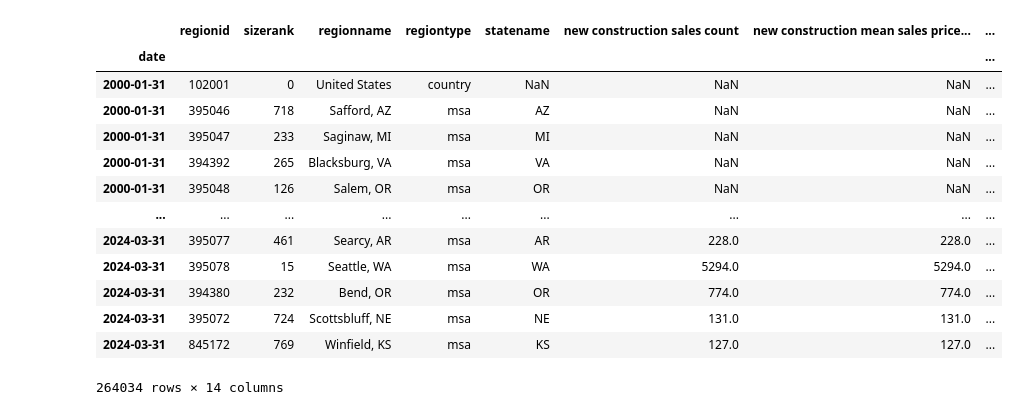
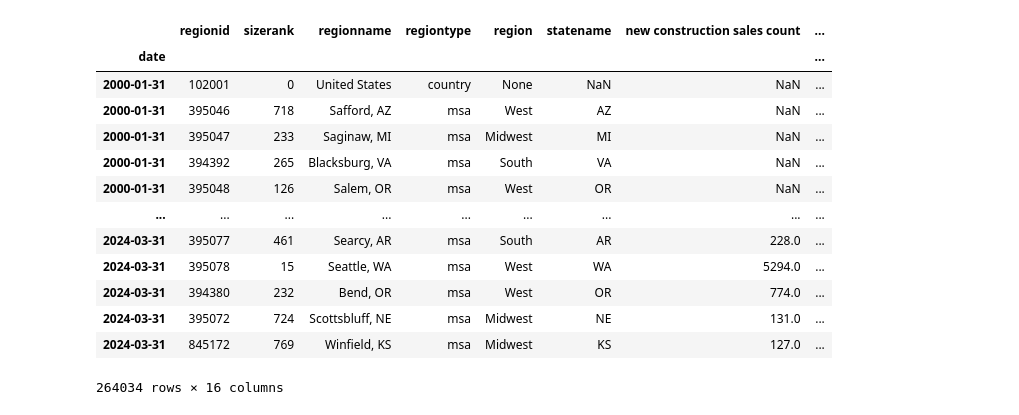
Before and after one commit to jacobsimeral/TS_Forecasting_Project, a Jupyter notebook: Code/EDA/JS_EDA.ipynb, the cells around one changed output. Saved outputs shown, nothing was run; the diff lists cells and outputs as text; code cells hidden in the pictures.

```diff
--- a/Code/EDA/JS_EDA.ipynb
+++ b/Code/EDA/JS_EDA.ipynb
@@ -6,20 +32,21 @@ import seaborn as sns
 # %%
-ld.combined_data
+combined = ld.combined_data
+combined
 # %% [output]
-|  | regionid | sizerank | regionname | regiontype | statename | new construction sales count | new construction mean sales price... | ... |
+|  | regionid | sizerank | regionname | regiontype | region | statename | new construction sales count | ... |
 | date |  |  |  |  |  |  |  | ... |
-| 2000-01-31 | 102001 | 0 | United States | country | NaN | NaN | NaN | ... |
-| 2000-01-31 | 395046 | 718 | Safford, AZ | msa | AZ | NaN | NaN | ... |
-| 2000-01-31 | 395047 | 233 | Saginaw, MI | msa | MI | NaN | NaN | ... |
-| 2000-01-31 | 394392 | 265 | Blacksburg, VA | msa | VA | NaN | NaN | ... |
-| 2000-01-31 | 395048 | 126 | Salem, OR | msa | OR | NaN | NaN | ... |
+| 2000-01-31 | 102001 | 0 | United States | country | None | NaN | NaN | ... |
+| 2000-01-31 | 395046 | 718 | Safford, AZ | msa | West | AZ | NaN | ... |
+| 2000-01-31 | 395047 | 233 | Saginaw, MI | msa | Midwest | MI | NaN | ... |
+| 2000-01-31 | 394392 | 265 | Blacksburg, VA | msa | South | VA | NaN | ... |
+| 2000-01-31 | 395048 | 126 | Salem, OR | msa | West | OR | NaN | ... |
 | ... | ... | ... | ... | ... | ... | ... | ... | ... |
-| 2024-03-31 | 395077 | 461 | Searcy, AR | msa | AR | 228.0 | 228.0 | ... |
-| 2024-03-31 | 395078 | 15 | Seattle, WA | msa | WA | 5294.0 | 5294.0 | ... |
-| 2024-03-31 | 394380 | 232 | Bend, OR | msa | OR | 774.0 | 774.0 | ... |
-| 2024-03-31 | 395072 | 724 | Scottsbluff, NE | msa | NE | 131.0 | 131.0 | ... |
-| 2024-03-31 | 845172 | 769 | Winfield, KS | msa | KS | 127.0 | 127.0 | ... |
+| 2024-03-31 | 395077 | 461 | Searcy, AR | msa | South | AR | 228.0 | ... |
+| 2024-03-31 | 395078 | 15 | Seattle, WA | msa | West | WA | 5294.0 | ... |
+| 2024-03-31 | 394380 | 232 | Bend, OR | msa | West | OR | 774.0 | ... |
+| 2024-03-31 | 395072 | 724 | Scottsbluff, NE | msa | Midwest | NE | 131.0 | ... |
+| 2024-03-31 | 845172 | 769 | Winfield, KS | msa | Midwest | KS | 127.0 | ... |
-264034 rows × 14 columns
+264034 rows × 16 columns
 # %%
 sns.heatmap(ld.combined_data.isnull(), cbar=True, cmap='viridis')
 # %% [output]
```
Also changed, not shown: parts of 14 cells of this notebook, 1 other file.
